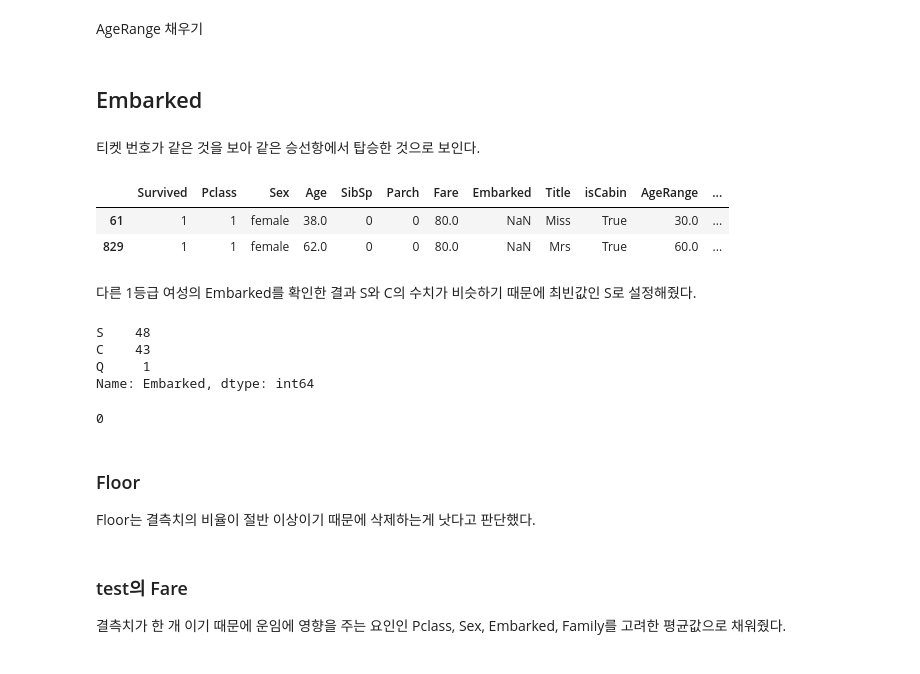
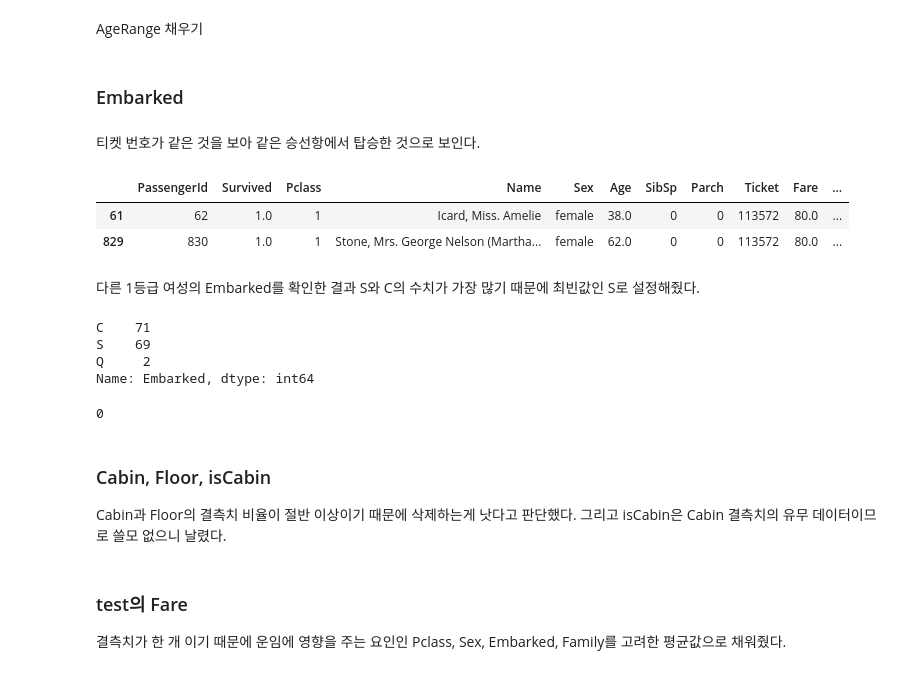
Before and after one commit to Usunwoo/kaggle-titanic, a Jupyter notebook: titanic.ipynb, the cells around one changed output. Saved outputs shown, nothing was run; the diff lists cells and outputs as text; code cells hidden in the pictures.

```diff
--- a/titanic.ipynb
+++ b/titanic.ipynb
@@ -833,9 +780,8 @@ master_age
 # %%
-train.loc[train['Title'] == 'Master', 'Age'] = train.loc[train['Title'] == 'Master', 'Age'].fillna(master_age)
-test.loc[test['Title'] == 'Master', 'Age'] = test.loc[test['Title'] == 'Master', 'Age'].fillna(master_age)
+df.loc[df['Title'] == 'Master', 'Age'] = df.loc[df['Title'] == 'Master', 'Age'].fillna(master_age)
 # %% [markdown]
 Rare 채우기
 # %%
-rare_age = train[train['Title'] == 'Rare']['Age'].mean()
+rare_age = df[df['Title'] == 'Rare']['Age'].mean()
 rare_age
 # %% [output]
@@ -843,6 +789,5 @@ rare_age
 # %%
-train.loc[train['Title'] == 'Rare', 'Age'] = train.loc[train['Title'] == 'Rare', 'Age'].fillna(rare_age)
-test.loc[test['Title'] == 'Rare', 'Age'] = test.loc[test['Title'] == 'Rare', 'Age'].fillna(rare_age)
+df.loc[df['Title'] == 'Rare', 'Age'] = df.loc[df['Title'] == 'Rare', 'Age'].fillna(rare_age)
 # %% [markdown]
 나머지 채우기
 # %%
@@ -850,5 +795,5 @@ arr = [[1,2,3], ['Mr','Miss','Mrs']]
 # %%
 for i in arr[0]:
     for j in arr[1]:
-        age_mean = train.loc[(train.Pclass == i) & (train.Title == j), 'Age'].mean()
-        train.loc[(train.Pclass == i) & (train.Title == j), 'Age'] = train.loc[(train.Pclass == i) & (train.Title == j), 'Age'].fillna(age_mean)
+        age_mean = df.loc[(df.Pclass == i) & (df.Title == j), 'Age'].mean()
+        df.loc[(df.Pclass == i) & (df.Title == j), 'Age'] = df.loc[(df.Pclass == i) & (df.Title == j), 'Age'].fillna(age_mean)
@@ -870,20 +806,20 @@ test['AgeRange'] = AgeRange
 # %% [markdown]
-## Embarked
+### Embarked
 # %% [markdown]
 티켓 번호가 같은 것을 보아 같은 승선항에서 탑승한 것으로 보인다.
 # %%
-train[train.Embarked.isna()]
+df[df.Embarked.isna()]
 # %% [output]
-|  | Survived | Pclass | Sex | Age | SibSp | Parch | Fare | Embarked | Title | isCabin | AgeRange | ... |
-| 61 | 1 | 1 | female | 38.0 | 0 | 0 | 80.0 | NaN | Miss | True | 30.0 | ... |
-| 829 | 1 | 1 | female | 62.0 | 0 | 0 | 80.0 | NaN | Mrs | True | 60.0 | ... |
+|  | PassengerId | Survived | Pclass | Name | Sex | Age | SibSp | Parch | Ticket | Fare | ... |
+| 61 | 62 | 1.0 | 1 | Icard, Miss. Amelie | female | 38.0 | 0 | 0 | 113572 | 80.0 | ... |
+| 829 | 830 | 1.0 | 1 | Stone, Mrs. George Nelson (Martha... | female | 62.0 | 0 | 0 | 113572 | 80.0 | ... |
 # %% [markdown]
-다른 1등급 여성의 Embarked를 확인한 결과 S와 C의 수치가 비슷하기 때문에 최빈값인 S로 설정해줬다.
+다른 1등급 여성의 Embarked를 확인한 결과 S와 C의 수치가 가장 많기 때문에 최빈값인 S로 설정해줬다.
 # %%
-train[(train.Pclass == 1)&(train.Sex == 'female')]['Embarked'].value_counts()
+df[(df.Pclass == 1)&(df.Sex == 'female')]['Embarked'].value_counts()
 # %% [output]
-S    48
-C    43
-Q     1
+C    71
+S    69
+Q     2
 Name: Embarked, dtype: int64
 # %%
@@ -892,6 +828,6 @@ train.Embarked.isna().sum()
 # %% [output]
 0
 # %% [markdown]
-### Floor
+### Cabin, Floor, isCabin
 
-Floor는 결측치의 비율이 절반 이상이기 때문에 삭제하는게 낫다고 판단했다.
+Cabin과 Floor의 결측치 비율이 절반 이상이기 때문에 삭제하는게 낫다고 판단했다. 그리고 isCabin은 Cabin 결측치의 유무 데이터이므로 쓸모 없으니 날렸다.
```
Also changed, not shown: parts of 108 cells of this notebook, 1 other file.
